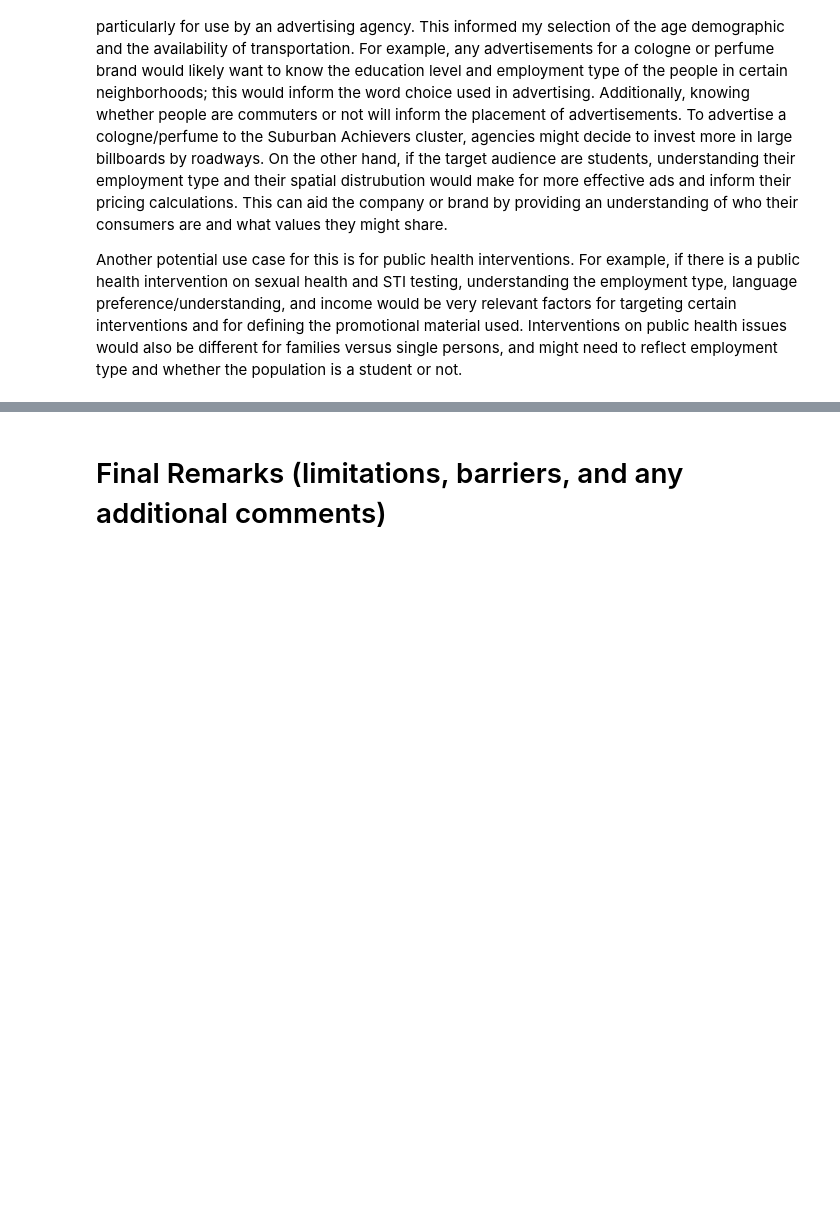
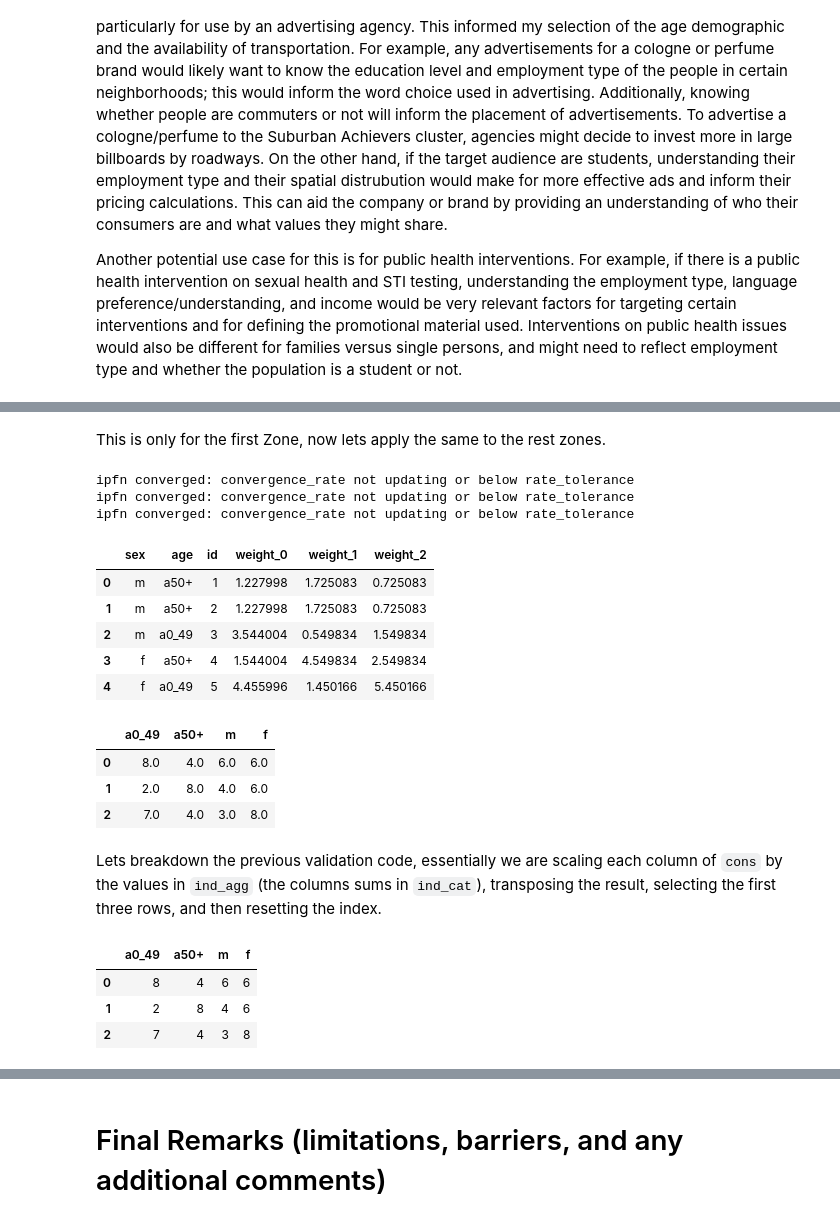
Before and after one commit to ejarrettt/UA_Lab_Assignment_2, a Jupyter notebook: Assignment2.ipynb, the cells around one changed output, grey strips where cells are left out. Drawn from its saved outputs; the diff is of its cells as text; code cells hidden in the pictures; blank space fills up the shorter version.

```diff
--- a/Assignment2.ipynb
+++ b/Assignment2.ipynb
@@ -1767,0 +2198,12 @@ Another potential use case for this is for public health interventions. For exam
+# %%
+# Now get the aggregates (marginals) and dimmension for zone 1 for age and sex.
+# We need this structure to run the ipf method in python.
+
+age = cons.iloc[0,[0,1]]
+sex = cons.iloc[0,[2,3]]
+
+aggregates = [age,sex]
+dimensions = [['age'],['sex']]
+
+print(aggregates)
+print(dimensions)
@@ -1767,0 +2235,62 @@ Another potential use case for this is for public health interventions. For exam
+# %% [markdown]
+This is only for the first Zone, now lets apply the same to the rest zones.
+# %%
+# Set up individuals
+ind_copy_2 = ind.copy()
+ind_copy_2['age'] = ind_copy_2['age'].astype(str)
+
+
+# First, create some intuitive names for the totals
+n_zones = len(cons) # number of zones
+
+
+# Now, let's do this for each zone; maybe not the most efficient loop :)
+for i in range(0,n_zones):
+    # Make weights column for zone i
+    ind_copy_2['weight_' + str(i)] = np.ones(5)
+
+    # Now get the aggregates (marginals) for zone i for age and sex.
+    age = cons.iloc[i,[0,1]]
+    sex = cons.iloc[i,[2,3]]
+
+    # Do iterative proportional fitting
+    ipf = ipfn.ipfn(ind_copy_2, [age,sex],[['age'],['sex']],weight_col='weight_'+str(i),convergence_rate = 1e-15)
+    ind_copy_2 = ipf.iteration()
+
+ind_copy_2
+# %% [output]
+ipfn converged: convergence_rate not updating or below rate_tolerance
+ipfn converged: convergence_rate not updating or below rate_tolerance
+ipfn converged: convergence_rate not updating or below rate_tolerance
+|  | sex | age | id | weight_0 | weight_1 | weight_2 |
+| 0 | m | a50+ | 1 | 1.227998 | 1.725083 | 0.725083 |
+| 1 | m | a50+ | 2 | 1.227998 | 1.725083 | 0.725083 |
+| 2 | m | a0_49 | 3 | 3.544004 | 0.549834 | 1.549834 |
+| 3 | f | a50+ | 4 | 1.544004 | 4.549834 | 2.549834 |
+| 4 | f | a0_49 | 5 | 4.455996 | 1.450166 | 5.450166 |
+# %%
+# Check that the weights obtained make sense.
+# Now create the marginal distribution of individuals in each zone.
+ind_agg0 = cons.apply(lambda x: 1.0*ind_agg, axis=0).T[0:3].reset_index(drop=True)
+
+ind_agg3 = (ind_agg0 * np.nan).copy()
+
+for i in range(0,n_zones):
+    ind_agg3.iloc[i] = ind_cat.apply(lambda x: x*ind_copy_2['weight_'+str(i)],axis=0).sum(axis=0)
+
+ind_agg3
+# %% [output]
+|  | a0_49 | a50+ | m | f |
+| 0 | 8.0 | 4.0 | 6.0 | 6.0 |
+| 1 | 2.0 | 8.0 | 4.0 | 6.0 |
+| 2 | 7.0 | 4.0 | 3.0 | 8.0 |
+# %% [markdown]
+Lets breakdown the previous validation code, essentially we are scaling each column of `cons` by the values in `ind_agg` (the columns sums in `ind_cat`), transposing the result, selecting the first three rows, and then resetting the index.
+# %%
+# Compare above with constraints - success!
+cons
+# %% [output]
+|  | a0_49 | a50+ | m | f |
+| 0 | 8 | 4 | 6 | 6 |
+| 1 | 2 | 8 | 4 | 6 |
+| 2 | 7 | 4 | 3 | 8 |
```
Also changed, not shown: parts of 119 cells of this notebook, 1 other file.
